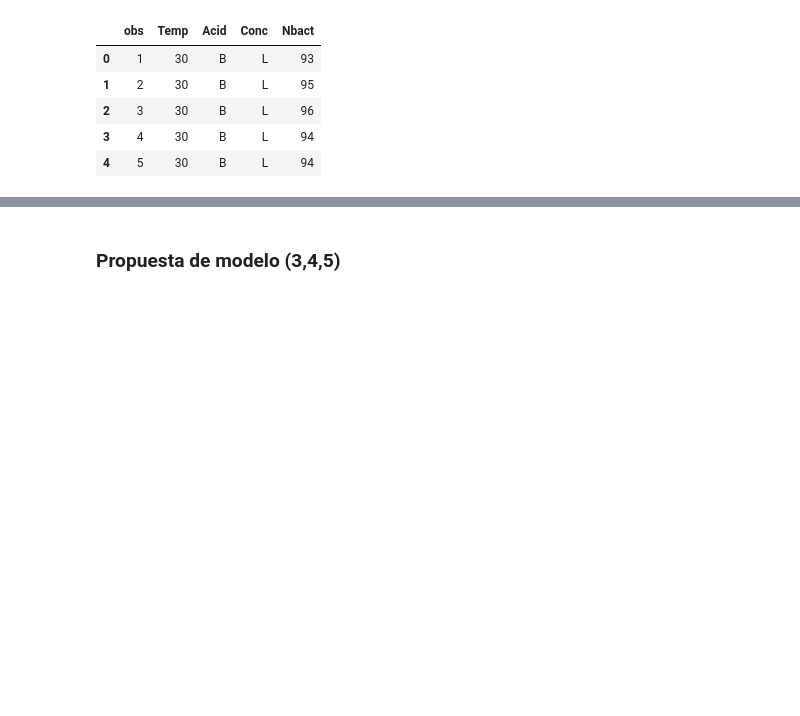
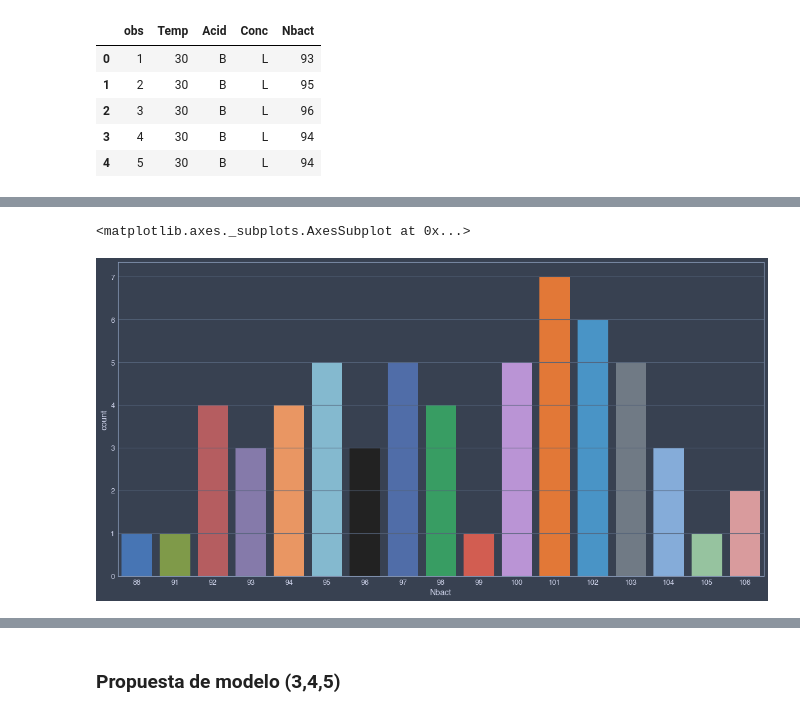
Before and after one commit to jeroaranda/aplicada2, a Jupyter notebook: control3.ipynb, the cells around one changed output, grey strips where cells are left out. Cells and saved outputs as stored; diff of their text form; code cells hidden in the pictures; blank space fills up the shorter version.

```diff
--- a/control3.ipynb
+++ b/control3.ipynb
@@ -39,0 +51,5 @@ Text(0.5,0,'Temperatura')
+# %%
+sns.countplot(df.Nbact)
+# %% [output]
+<matplotlib.axes._subplots.AxesSubplot at 0x...>
+[figure, added]
```
Also changed, not shown: parts of 29 cells of this notebook.
